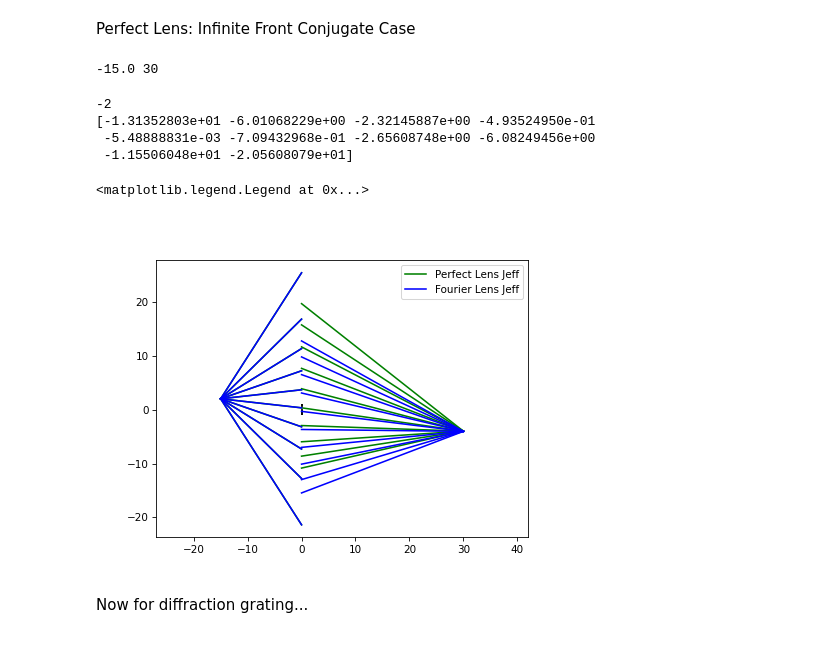
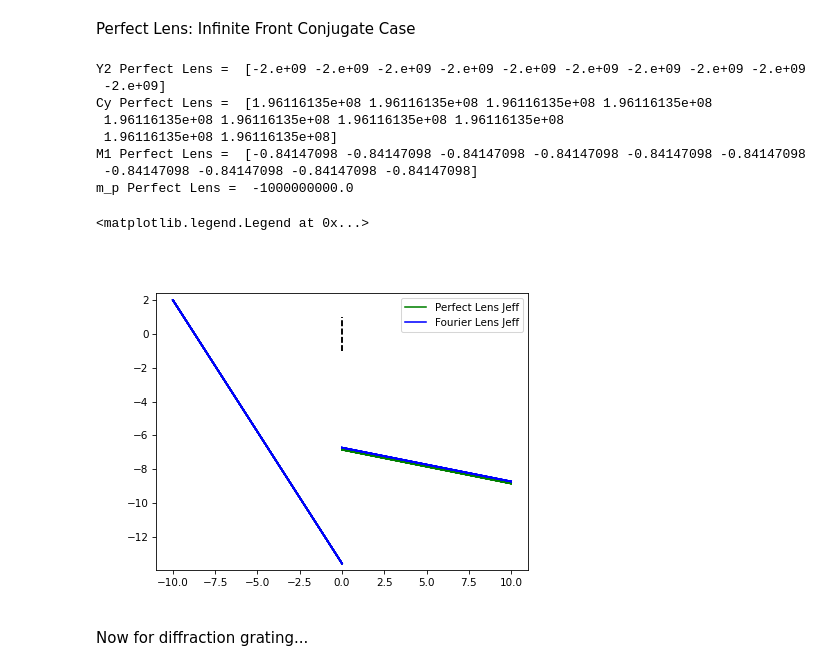
Before and after one commit to DavidLanders95/MonteCarloMS, a Jupyter notebook: lens.ipynb, the cells around one changed output. Cells and saved outputs as stored; diff of their text form; code cells hidden in the pictures.

```diff
--- a/lens.ipynb
+++ b/lens.ipynb
@@ -556,7 +598,7 @@ thickness = 0.0
 pp_1 = lens_z - thickness / 2.0
 pp_2 = lens_z + thickness / 2.0
 
-m_p = -2
+m_p = 1e11
 f = 10
 
 if np.abs(m_p) < 1e-10:
@@ -569,7 +611,6 @@ else:
     z1 = f * ((1 / m_p)  -1)
     z2 = f * (1 - m_p)
 
-print(z1, z2)
 N = 10
 
 # Define x and y coordinates of rat starting positions
@@ -577,84 +618,82 @@ x1 = np.linspace(-0.0, 0.0, N)
 y1 = np.linspace(2, 2, N)
 z1 = np.linspace(z1, z1, N)
 
-angles = np.linspace(-1, 1, N)
+angles = np.linspace(-1, -1, N)
 
 L1 = np.zeros(N) # x direction cosine
 M1 = np.sin(angles) # y direction cosine
 N1 = np.sqrt(1 - L1 ** 2 - M1 ** 2) #z direction
 
-# Obtain the location where the ray hits the first principal plane
-u1 = - (L1 / N1) * z1 + x1
-v1 = - (M1 / N1) * z1 + y1
-
 opl = np.linspace(0, 0, N)
-# %% [output]
--15.0 30
 # %%
-# x2, y2, u1, v1, u2, v2, L2, M2, N2, opl = perfect_lens(x1, y1, z1, L1, M1, N1, z2, m_p)
 
-# print(opl)
 plt.figure()
-# plt.vlines(pp_1, -1, 1, linestyle = '--', color = 'k')
-# plt.vlines(pp_2,  -1, 1, linestyle = '--', color = 'k')
 
-# pp_1s = np.linspace(pp_1, pp_1, N)
-# pp_2s = np.linspace(pp_2, pp_2, N)
-# z1s = np.linspace(z1, z1, N)
-# z2s = np.linspace(z2, z2, N)
-# fs = np.linspace(f, f, N)
-
-# plt.plot([z1 + pp_1s, pp_1s], [y1, v1], '-r')
-# plt.plot([], [], '-r', label = 'Perfect Lens')
-
-# plt.plot([pp_2s, z2s + pp_2s], [v2, y2], '-r')
-# plt.axis('equal')
-
-print(m_p)
+# Obtain the location where the ray hits the first principal plane
+u1 = - (L1 / N1) * z1 + x1
+v1 = - (M1 / N1) * z1 + y1
 
 opl_in = np.zeros(N)
+opl_l = opl_in + np.sqrt(((M1 / N1) * z1) ** 2 + z1 ** 2)
 u2, v2, L2, M2, N2, opl = perfect_lens_jeffrey(u1, v1, L1, M1, N1, f, m_p, opl_in)
 x2, y2 = u2 + (L2 / N2) * z2, v2 + (M2 / N2) * z2
 
-print(opl)
+opl_r = opl_l + opl
+opl_focal = opl_r + np.sqrt(((M2 / N2) * z2) ** 2 + z2 ** 2)
+
+
 plt.vlines(pp_1, -1, 1, linestyle = '--', color = 'k')
 plt.vlines(pp_2,  -1, 1, linestyle = '--', color = 'k')
 
 pp_1s = np.linspace(pp_1, pp_1, N)
 pp_2s = np.linspace(pp_2, pp_2, N)
 z1s = np.linspace(z1, z1, N)
 z2s = np.linspace(z2, z2, N)
 fs = np.linspace(f, f, N)
 
 plt.plot([z1 + pp_1s, pp_1s], [y1, v1], '-g')
 plt.plot([], [], '-g', label = 'Perfect Lens Jeff')
 
 plt.plot([pp_2s, z2s + pp_2s], [v2, y2], '-g')
 plt.axis('equal')
 
-u2, v2, L2, M2, N2, opl = fourier_lens_jeffrey(u1, v1, L1, M1, N1, f, m_p)
+opl_in = np.zeros(N)
+
+# Obtain the location where the ray hits the first principal plane
+u1 = - (L1 / N1) * z1 + x1
+v1 = - (M1 / N1) * z1 + y1
+
+opl_in = np.zeros(N)
+opl_l = opl_in + np.sqrt(((M1 / N1) * z1) ** 2 + z1 ** 2)
+opl_r = opl_l + opl
+opl_focal = opl_r + np.sqrt(((M2 / N2) * z2) ** 2 + z2 ** 2)
+
+u2, v2, L2, M2, N2, opl = fourier_lens_jeffrey(u1, v1, L1, M1, N1, f, m_p, opl_in)
 x2, y2 = u2 + (L2 / N2) * z2, v2 + (M2 / N2) * z2
-# print(opl)
 
 pp_1s = np.linspace(pp_1, pp_1, N)
 pp_2s = np.linspace(pp_2, pp_2, N)
 z1s = np.linspace(z1, z1, N)
 z2s = np.linspace(z2, z2, N)
 fs = np.linspace(f, f, N)
 
 plt.plot([z1 + pp_1s, pp_1s], [y1, v1], '-b')
 plt.plot([], [], '-b', label = 'Fourier Lens Jeff')
 
 plt.plot([pp_2s, z2s + pp_2s], [v2, y2], '-b')
 plt.axis('equal')
 plt.legend()
 # %% [output]
--2
-[-1.31352803e+01 -6.01068229e+00 -2.32145887e+00 -4.93524950e-01
- -5.48888831e-03 -7.09432968e-01 -2.65608748e+00 -6.08249456e+00
- -1.15506048e+01 -2.05608079e+01]
+Y2 Perfect Lens =  [-2.e+09 -2.e+09 -2.e+09 -2.e+09 -2.e+09 -2.e+09 -2.e+09 -2.e+09 -2.e+09
+ -2.e+09]
+Cy Perfect Lens =  [1.96116135e+08 1.96116135e+08 1.96116135e+08 1.96116135e+08
+ 1.96116135e+08 1.96116135e+08 1.96116135e+08 1.96116135e+08
+ 1.96116135e+08 1.96116135e+08]
+M1 Perfect Lens =  [-0.84147098 -0.84147098 -0.84147098 -0.84147098 -0.84147098 -0.84147098
+ -0.84147098 -0.84147098 -0.84147098 -0.84147098]
+m_p Perfect Lens =  -1000000000.0
 <matplotlib.legend.Legend at 0x...>
-[figure, old version]
+[figure, new version]
 # %% [markdown]
 Now for diffraction grating...
 # %%
```
Also changed, not shown: parts of 8 cells of this notebook, 1 other file.
